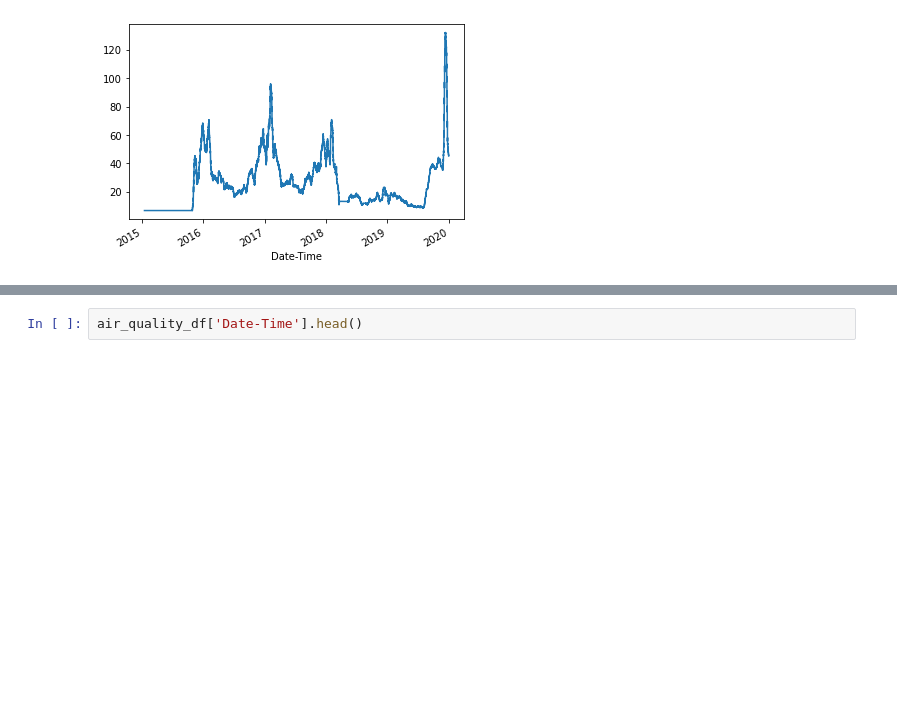
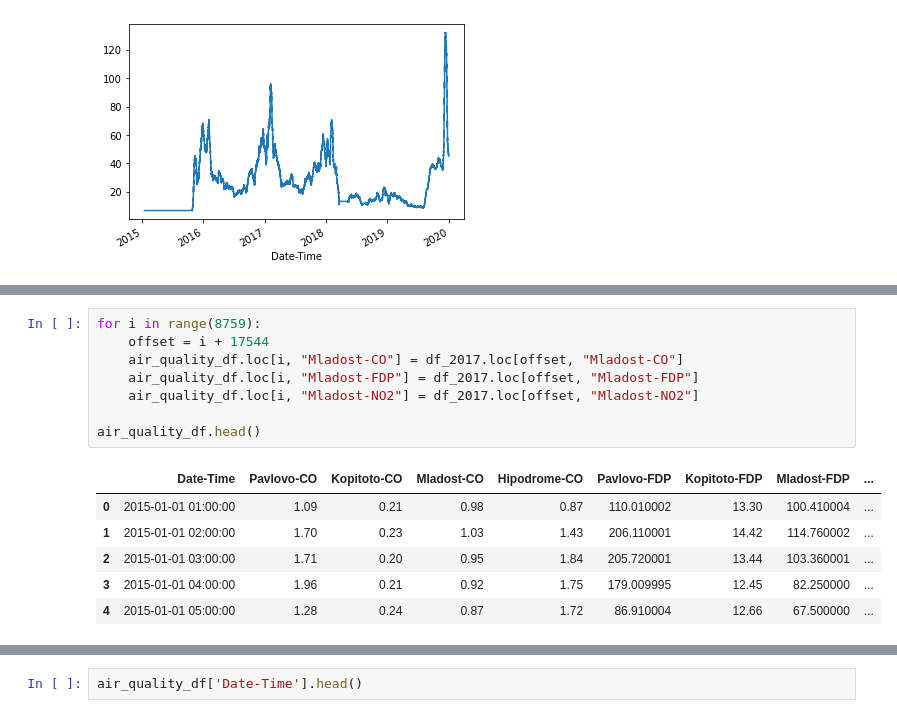
Before and after one commit to TsvetoslavVasev/BIgDataCourseProject, a Jupyter notebook: SofiaAirQuality.ipynb, the cells around one changed output, grey strips where cells are left out. Drawn from its saved outputs; the diff is of its cells as text; blank space fills up the shorter version.

```diff
--- a/SofiaAirQuality.ipynb
+++ b/SofiaAirQuality.ipynb
@@ -422,0 +425,15 @@ df_2015['Mladost-FDP'] = df_2016['Mladost-FDP']
+# %%
+for i in range(8759):
+    offset = i + 17544
+    air_quality_df.loc[i, "Mladost-CO"] = df_2017.loc[offset, "Mladost-CO"]
+    air_quality_df.loc[i, "Mladost-FDP"] = df_2017.loc[offset, "Mladost-FDP"]
+    air_quality_df.loc[i, "Mladost-NO2"] = df_2017.loc[offset, "Mladost-NO2"]
+
+air_quality_df.head()
+# %% [output]
+|  | Date-Time | Pavlovo-CO | Kopitoto-CO | Mladost-CO | Hipodrome-CO | Pavlovo-FDP | Kopitoto-FDP | Mladost-FDP | ... |
+| 0 | 2015-01-01 01:00:00 | 1.09 | 0.21 | 0.98 | 0.87 | 110.010002 | 13.30 | 100.410004 | ... |
+| 1 | 2015-01-01 02:00:00 | 1.70 | 0.23 | 1.03 | 1.43 | 206.110001 | 14.42 | 114.760002 | ... |
+| 2 | 2015-01-01 03:00:00 | 1.71 | 0.20 | 0.95 | 1.84 | 205.720001 | 13.44 | 103.360001 | ... |
+| 3 | 2015-01-01 04:00:00 | 1.96 | 0.21 | 0.92 | 1.75 | 179.009995 | 12.45 | 82.250000 | ... |
+| 4 | 2015-01-01 05:00:00 | 1.28 | 0.24 | 0.87 | 1.72 | 86.910004 | 12.66 | 67.500000 | ... |
```
Also changed, not shown: parts of 4 cells of this notebook.
